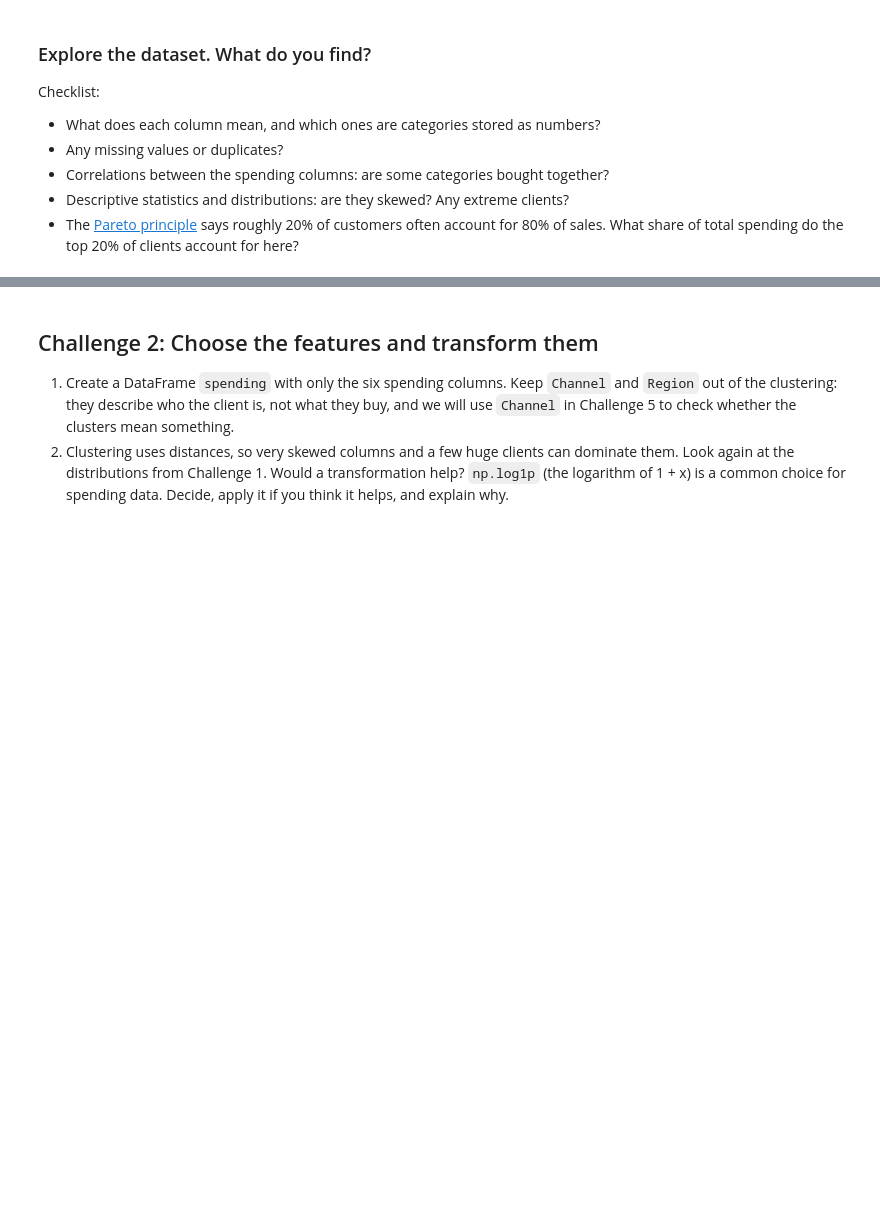
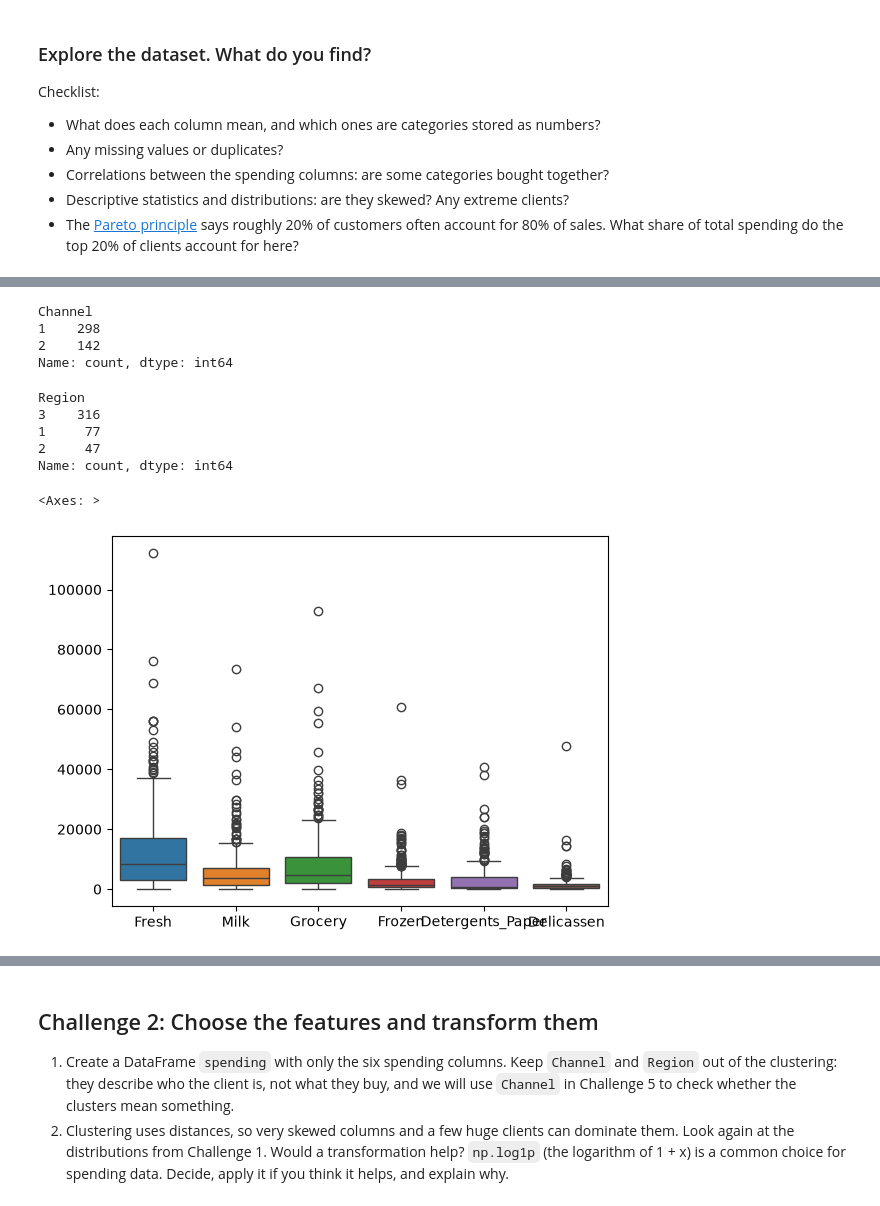
Before and after one commit to ironhack-labs/lab-unsupervised-learning-en, a Jupyter notebook: your-code/main.ipynb, the cells around one changed output, grey strips where cells are left out. Saved outputs shown, nothing was run; the diff lists cells and outputs as text; code cells hidden in the pictures; blank space fills up the shorter version.

```diff
--- a/your-code/main.ipynb
+++ b/your-code/main.ipynb
@@ -23,7 +23,7 @@ The source is the [UCI Machine Learning Repository](https://archive.ics.uci.edu/
 
 The goal is to find groups of clients with similar spending, so the distributor could, for example, adapt its offers to each group.
 # %%
-# Load the data into a DataFrame called customers
+customers = pd.read_csv("../data/Wholesale customers data.csv")
 # %% [markdown]
 ### Explore the dataset. What do you find?
 
@@ -38,0 +76,23 @@ Checklist:
+# %%
+customers['Channel'].value_counts()
+# %% [output]
+Channel
+1    298
+2    142
+Name: count, dtype: int64
+# %%
+customers['Region'].value_counts()
+# %% [output]
+Region
+3    316
+1     77
+2     47
+Name: count, dtype: int64
+# %%
+spending = customers.drop(columns=['Channel', 'Region'])
+numerical_columns = spending.columns.tolist()
+# %%
+sns.boxplot(data=spending)
+# %% [output]
+<Axes: >
+[figure, added]
```
Also changed, not shown: parts of 41 cells of this notebook.
